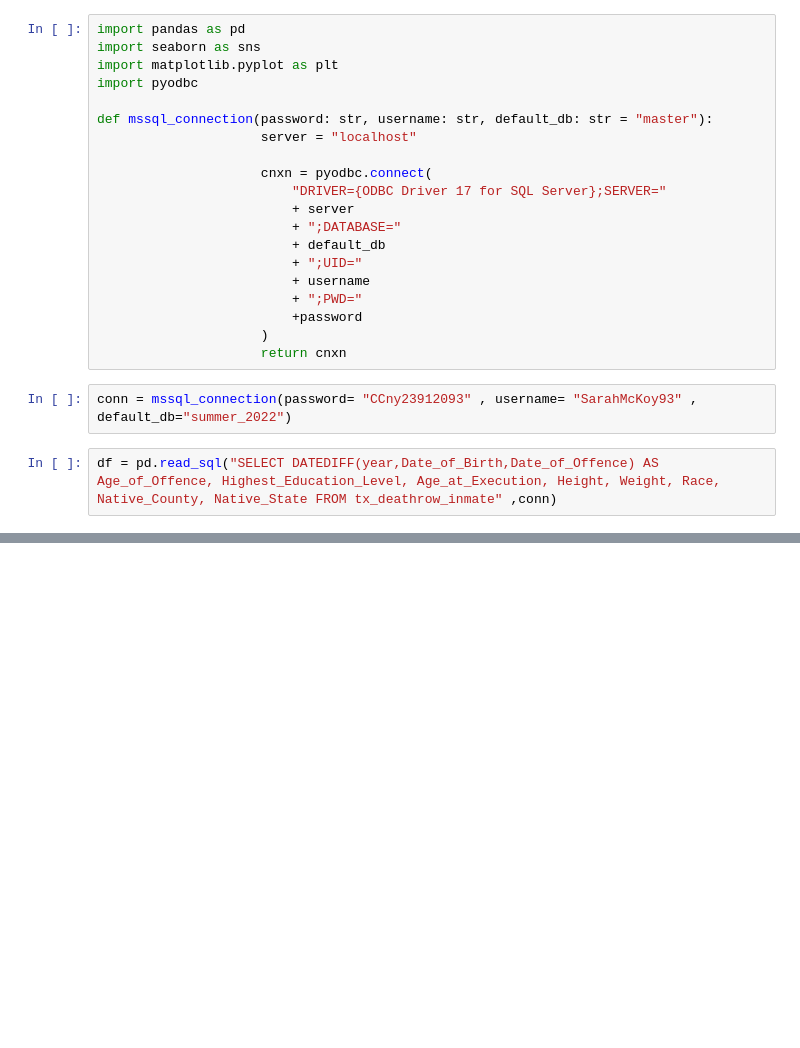
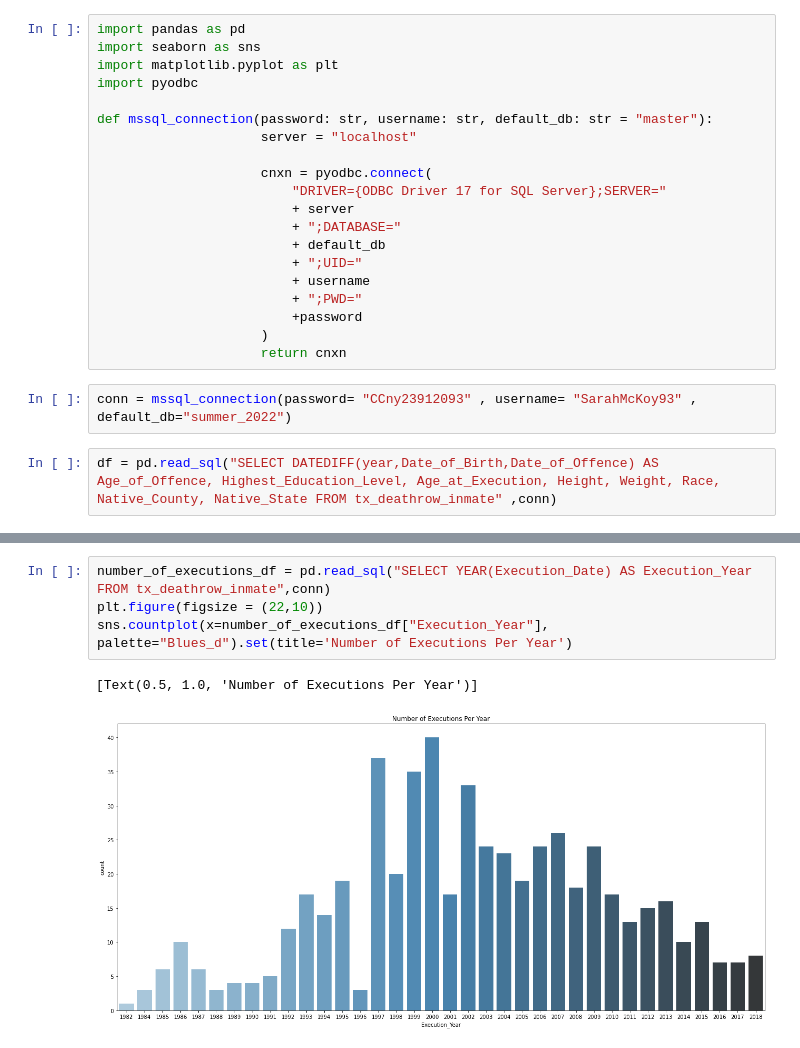
Before and after one commit to CCNY-Analytics-and-Quant/Team-Killer-Bass, a Jupyter notebook: Sarah McKoy/Texas_Deathrow_Inmates.ipynb, the cells around one changed output, grey strips where cells are left out. Cells and saved outputs as stored; diff of their text form; blank space fills up the shorter version.

```diff
--- a/Sarah McKoy/Texas_Deathrow_Inmates.ipynb
+++ b/Sarah McKoy/Texas_Deathrow_Inmates.ipynb
@@ -79,0 +31,7 @@ sns.countplot(x=inmate_df["Race"], palette="Blues_d")
+# %%
+number_of_executions_df = pd.read_sql("SELECT YEAR(Execution_Date) AS Execution_Year FROM tx_deathrow_inmate",conn)
+plt.figure(figsize = (22,10))
+sns.countplot(x=number_of_executions_df["Execution_Year"], palette="Blues_d").set(title='Number of Executions Per Year')
+# %% [output]
+[Text(0.5, 1.0, 'Number of Executions Per Year')]
+[figure, added]
```
Also changed, not shown: parts of 18 cells of this notebook.
